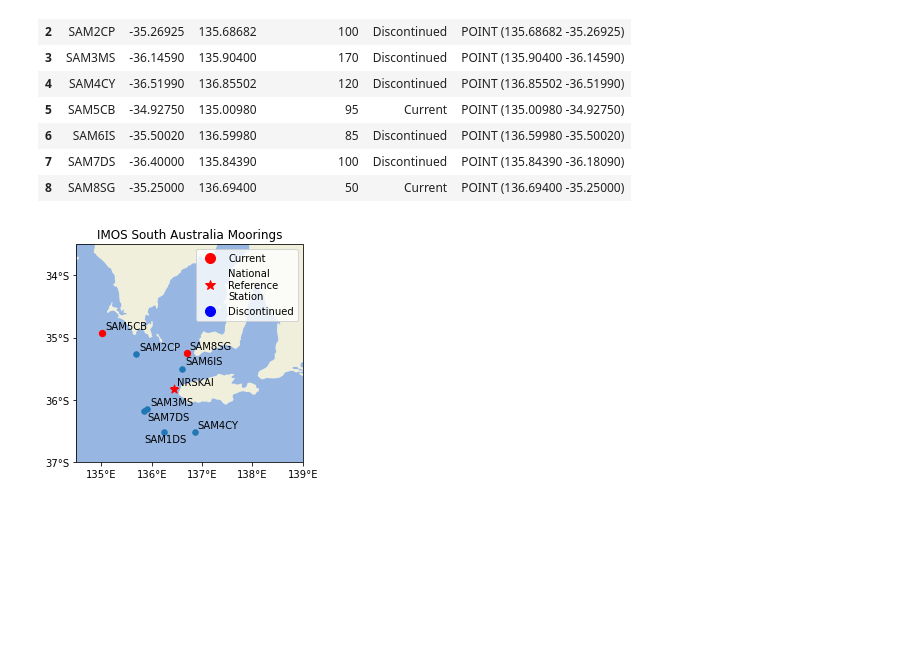
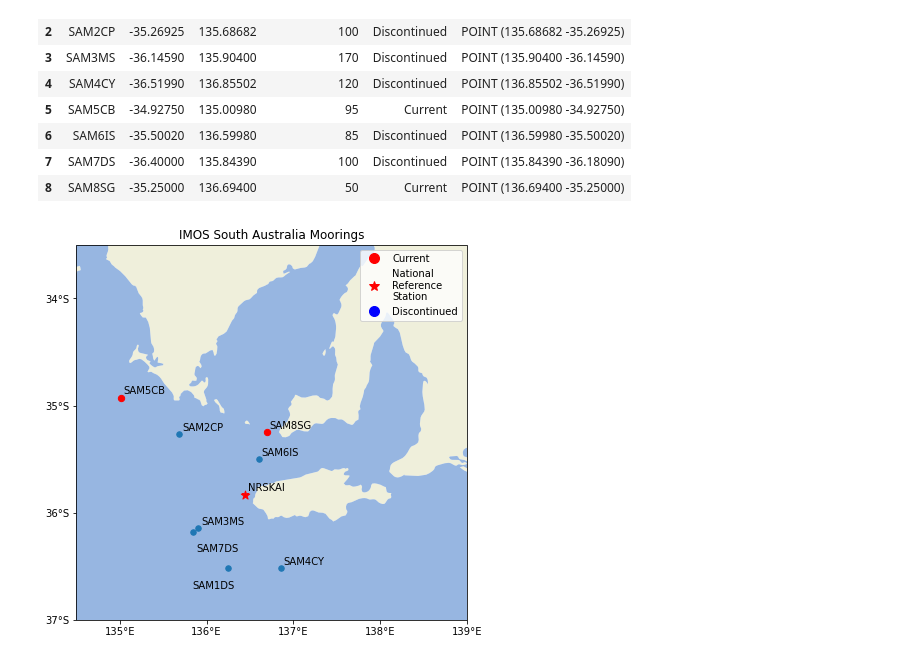
Before and after one commit to oceanhackweek/ohw23_proj_SAupwelling, a Jupyter notebook: Notebooks/map_SAmooring.ipynb, the cells around one changed output. Saved outputs shown, nothing was run; the diff lists cells and outputs as text; code cells hidden in the pictures; blank space fills up the shorter version.

```diff
--- a/Notebooks/map_SAmooring.ipynb
+++ b/Notebooks/map_SAmooring.ipynb
@@ -103,7 +103,7 @@ gdf_lab
 | 8 | SAM8SG | -35.25000 | 136.69400 | 50 | Current | POINT (136.69400 -35.25000) |
 # %%
 # Initialise the figure
-fig = plt.figure()
+fig = plt.figure(figsize=(7, 7))
 ax = plt.axes(projection = ccrs.PlateCarree())
 ax.set_xlim(134.5, 139)
 ax.set_ylim(-37, -33.5)
@@ -125,31 +125,32 @@ discontinued = gdf[(gdf.site != 'SAM5CB') & (gdf.site != 'SAM8SG') & (gdf.site !
 red_dot= mlines.Line2D([], [], color='red', marker='o', linestyle='None',
                           markersize=10, label='Current')
 red_star = mlines.Line2D([], [], color='red', marker='*', linestyle='None',
                           markersize=10, label='National\nReference\nStation')
 blue_dot = mlines.Line2D([], [], color='blue', marker='o', linestyle='None',
                           markersize=10, label='Discontinued')
 ax.legend(handles=[red_dot, red_star, blue_dot])
 
 # add the lat/long tick marks on axes
 # gca is get current axis to manaually set the tick values
 plt.gca().set_yticks([-37, -36, -35, -34], crs=ccrs.PlateCarree()) #gca = get current axis
 plt.gca().set_xticks([135, 136, 137, 138, 139], crs=ccrs.PlateCarree())
 
 # formatter to have degrees N/S for lat/long
 lon_formatter = LongitudeFormatter(zero_direction_label=True)
 lat_formatter = LatitudeFormatter()
 ax.xaxis.set_major_formatter(lon_formatter)
 ax.yaxis.set_major_formatter(lat_formatter)
 
 # Set plot title and labels
 plt.title('IMOS South Australia Moorings')
 #plt.xlabel('Longitude')
 #plt.ylabel('Latitude')
 
 # label sites with adjusted lat long
 for x, y, label in zip(gdf.long, gdf.lat, gdf.site):
     ax.annotate(label, xy=(x, y), xytext=(3, 4), textcoords="offset points")
 
+plt.rcParams['figure.dpi'] = 600
 plt.gcf().savefig("../Figures/map_SAmooring.png") # save figure
 # %% [output]
-[figure, old version]
+[figure, new version]
```
